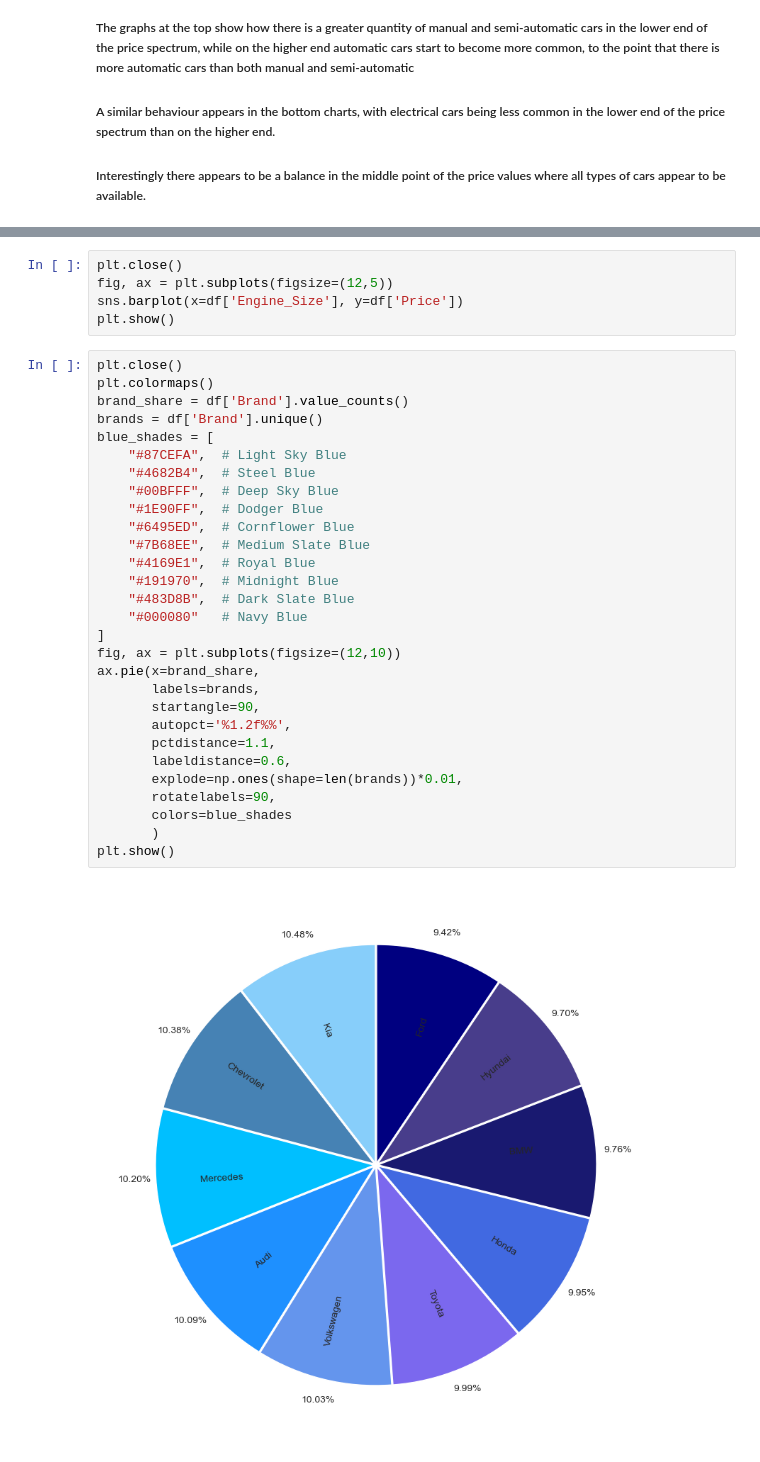
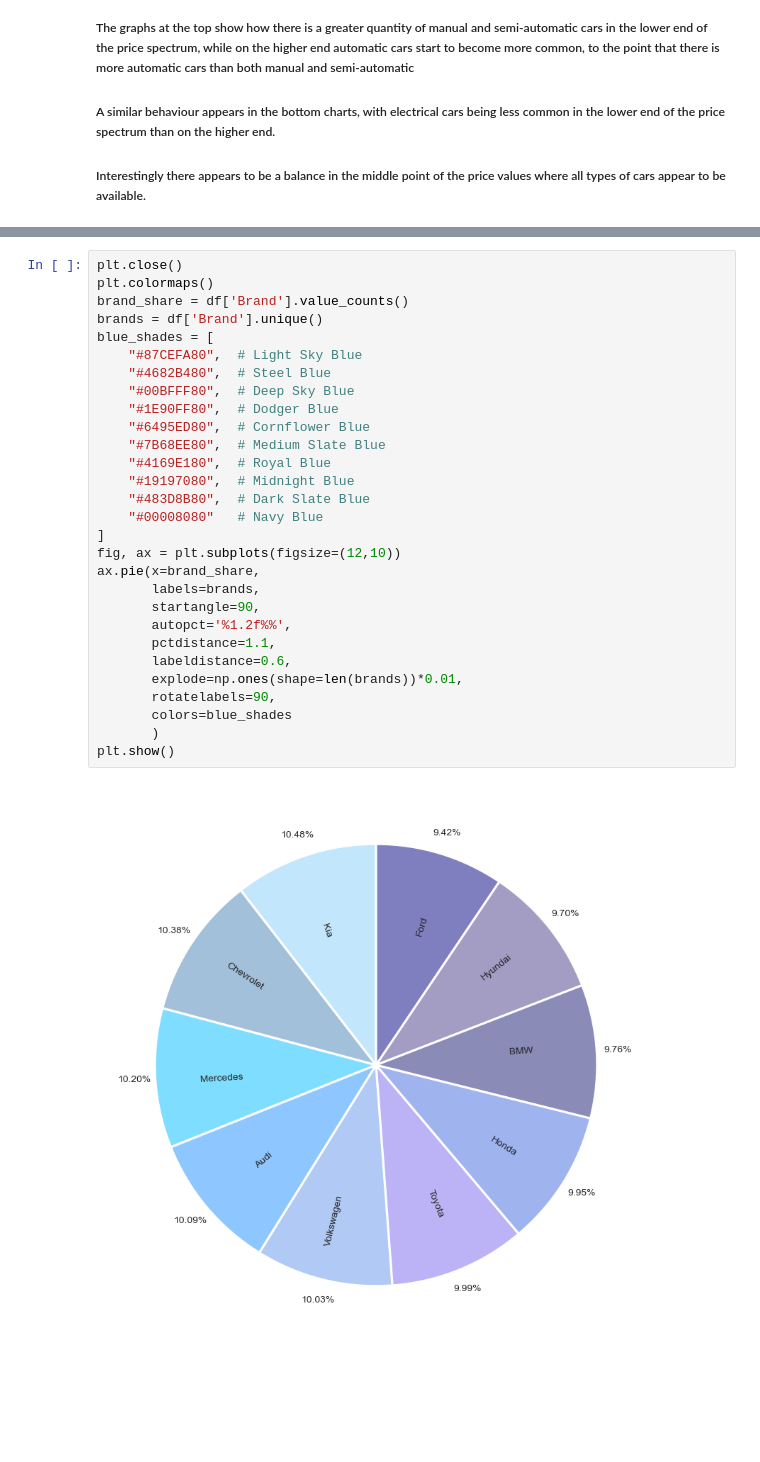
Before and after one commit to EmilianoDeLaGarzaVillarreal/CarPriceAnalysis, a Jupyter notebook: sample.ipynb, the cells around one changed output, grey strips where cells are left out. Cells and saved outputs as stored; diff of their text form; blank space fills up the shorter version.

Commit message:
Added a few more descriptions to the graph and modified them to look more professional

```diff
--- a/sample.ipynb
+++ b/sample.ipynb
@@ -240,36 +231,31 @@ plt.show()
-# %%
-plt.close()
-fig, ax = plt.subplots(figsize=(12,5))
-sns.barplot(x=df['Engine_Size'], y=df['Price'])
-plt.show()
 # %%
 plt.close()
 plt.colormaps()
 brand_share = df['Brand'].value_counts()
 brands = df['Brand'].unique()
 blue_shades = [
-    "#87CEFA",  # Light Sky Blue
-    "#4682B4",  # Steel Blue
-    "#00BFFF",  # Deep Sky Blue
-    "#1E90FF",  # Dodger Blue
-    "#6495ED",  # Cornflower Blue
-    "#7B68EE",  # Medium Slate Blue
-    "#4169E1",  # Royal Blue
-    "#191970",  # Midnight Blue
-    "#483D8B",  # Dark Slate Blue
-    "#000080"   # Navy Blue
+    "#87CEFA80",  # Light Sky Blue
+    "#4682B480",  # Steel Blue
+    "#00BFFF80",  # Deep Sky Blue
+    "#1E90FF80",  # Dodger Blue
+    "#6495ED80",  # Cornflower Blue
+    "#7B68EE80",  # Medium Slate Blue
+    "#4169E180",  # Royal Blue
+    "#19197080",  # Midnight Blue
+    "#483D8B80",  # Dark Slate Blue
+    "#00008080"   # Navy Blue
 ]
 fig, ax = plt.subplots(figsize=(12,10))
 ax.pie(x=brand_share,
        labels=brands,
        startangle=90,
        autopct='%1.2f%%',
        pctdistance=1.1,
        labeldistance=0.6,
        explode=np.ones(shape=len(brands))*0.01,
        rotatelabels=90,
        colors=blue_shades
        )
 plt.show()
 # %% [output]
-[figure, old version]
+[figure, new version]
```
Also changed, not shown: parts of 8 cells of this notebook.
